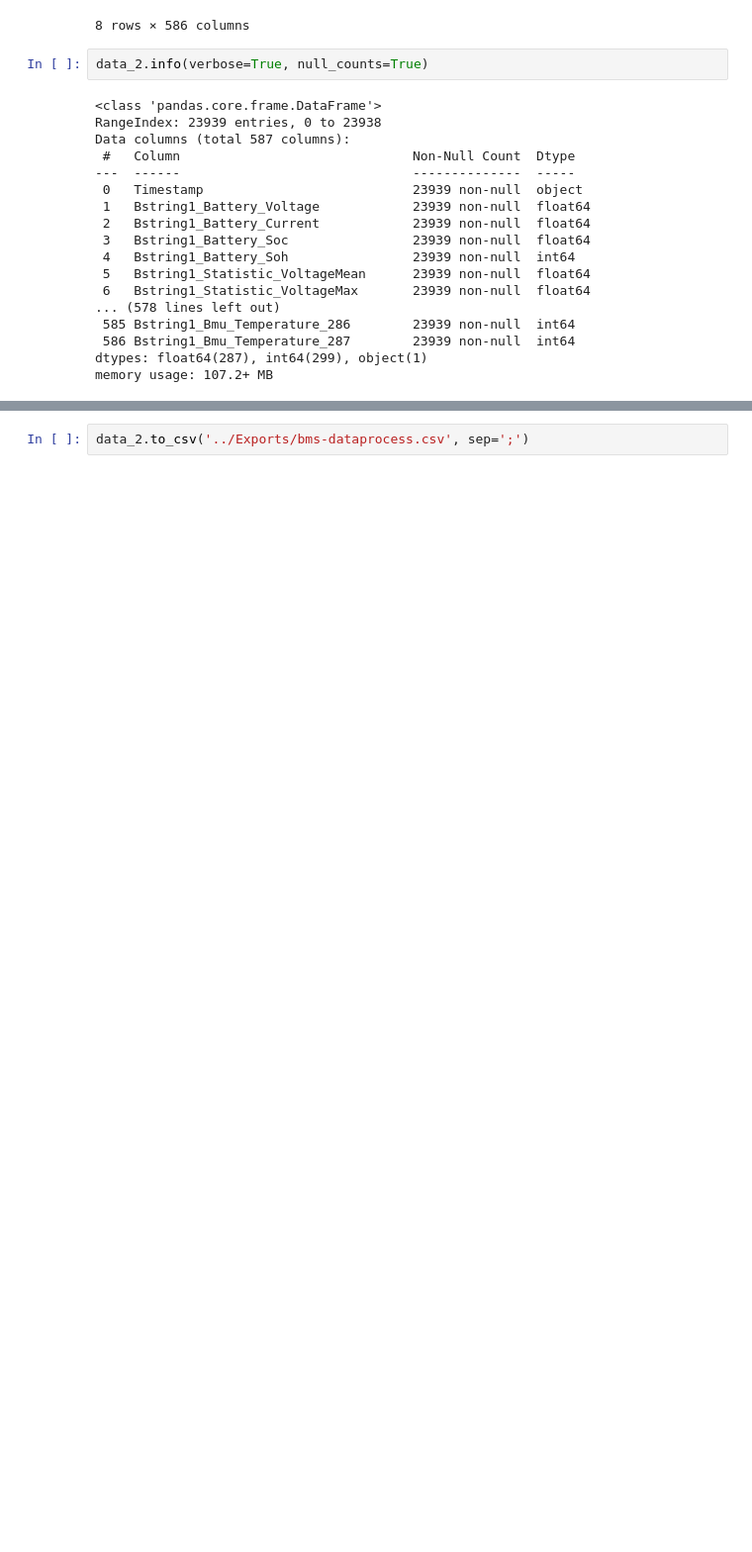
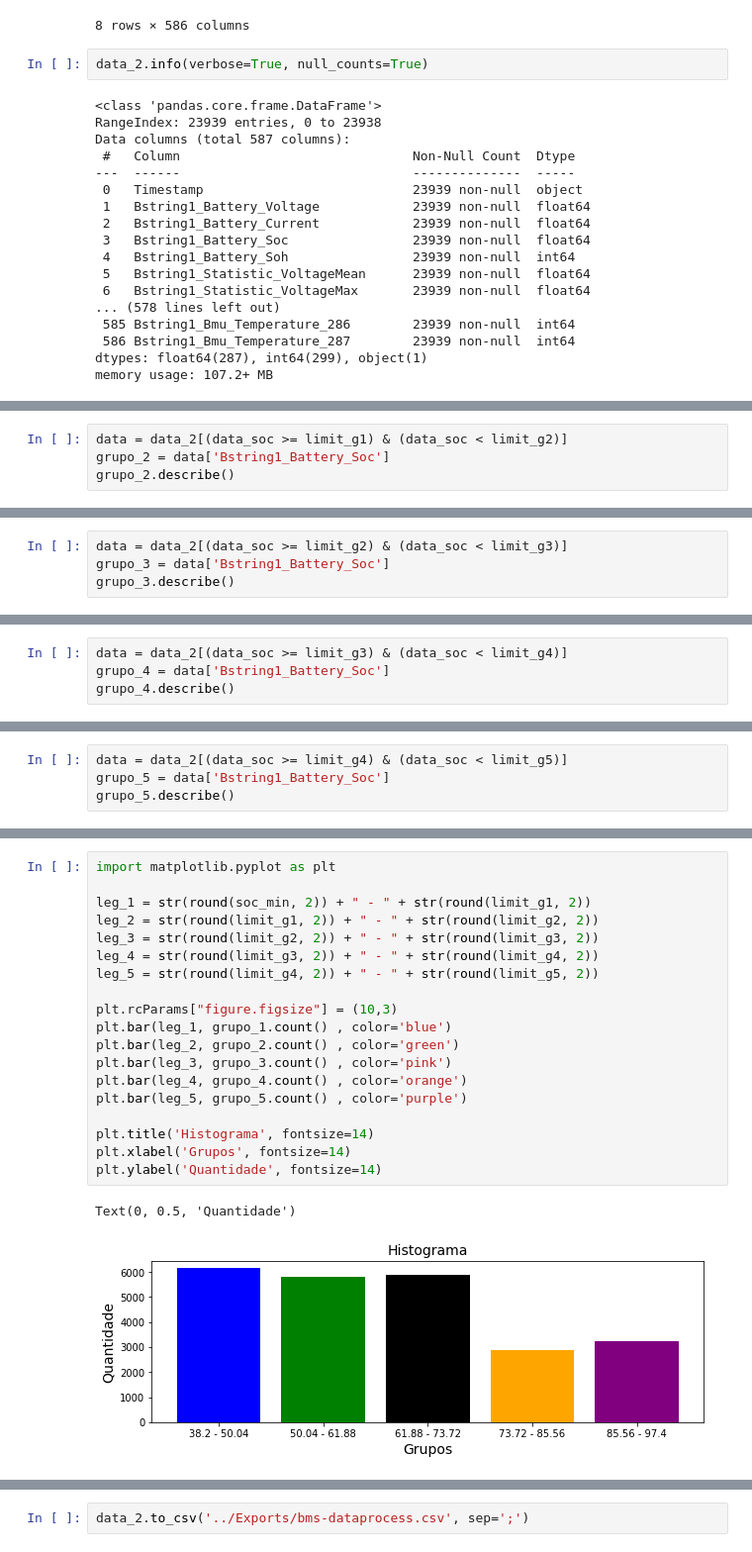
Before and after one commit to alefecrz/Data-Mining, a Jupyter notebook: src/server.ipynb, the cells around one changed output, grey strips where cells are left out. Shown at 99% size. Saved outputs shown, nothing was run; the diff lists cells and outputs as text; blank space fills up the shorter version.

Commit message:
Create plots

```diff
--- a/src/server.ipynb
+++ b/src/server.ipynb
@@ -775,0 +840,4 @@ memory usage: 107.2+ MB
+# %%
+data = data_2[(data_soc >= limit_g1) & (data_soc < limit_g2)]
+grupo_2 = data['Bstring1_Battery_Soc']
+grupo_2.describe()
@@ -775,0 +854,4 @@ memory usage: 107.2+ MB
+# %%
+data = data_2[(data_soc >= limit_g2) & (data_soc < limit_g3)]
+grupo_3 = data['Bstring1_Battery_Soc']
+grupo_3.describe()
@@ -775,0 +868,4 @@ memory usage: 107.2+ MB
+# %%
+data = data_2[(data_soc >= limit_g3) & (data_soc < limit_g4)]
+grupo_4 = data['Bstring1_Battery_Soc']
+grupo_4.describe()
@@ -775,0 +882,4 @@ memory usage: 107.2+ MB
+# %%
+data = data_2[(data_soc >= limit_g4) & (data_soc < limit_g5)]
+grupo_5 = data['Bstring1_Battery_Soc']
+grupo_5.describe()
@@ -775,0 +945,22 @@ memory usage: 107.2+ MB
+# %%
+import matplotlib.pyplot as plt
+
+leg_1 = str(round(soc_min, 2)) + " - " + str(round(limit_g1, 2))
+leg_2 = str(round(limit_g1, 2)) + " - " + str(round(limit_g2, 2))
+leg_3 = str(round(limit_g2, 2)) + " - " + str(round(limit_g3, 2))
+leg_4 = str(round(limit_g3, 2)) + " - " + str(round(limit_g4, 2))
+leg_5 = str(round(limit_g4, 2)) + " - " + str(round(limit_g5, 2))
+
+plt.rcParams["figure.figsize"] = (10,3)
+plt.bar(leg_1, grupo_1.count() , color='blue')
+plt.bar(leg_2, grupo_2.count() , color='green')
+plt.bar(leg_3, grupo_3.count() , color='pink')
+plt.bar(leg_4, grupo_4.count() , color='orange')
+plt.bar(leg_5, grupo_5.count() , color='purple')
+
+plt.title('Histograma', fontsize=14)
+plt.xlabel('Grupos', fontsize=14)
+plt.ylabel('Quantidade', fontsize=14)
+# %% [output]
+Text(0, 0.5, 'Quantidade')
+[figure, added]
```
Also changed, not shown: parts of 12 cells of this notebook.
